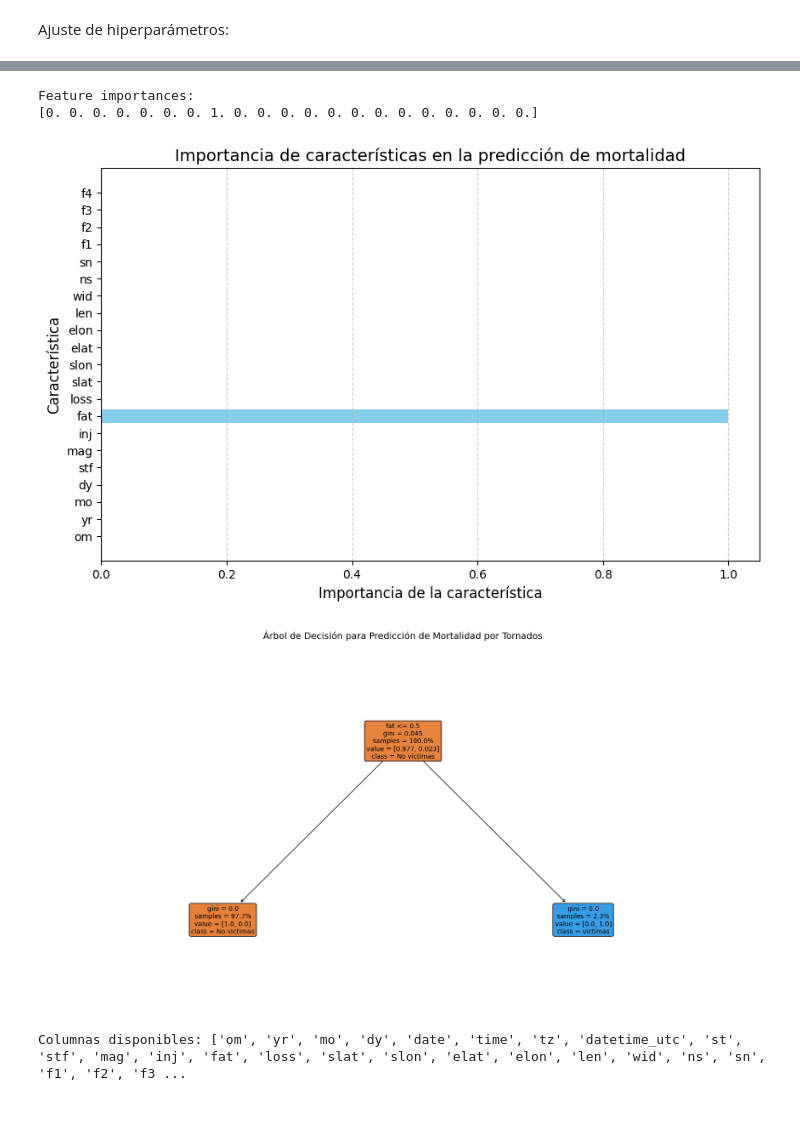
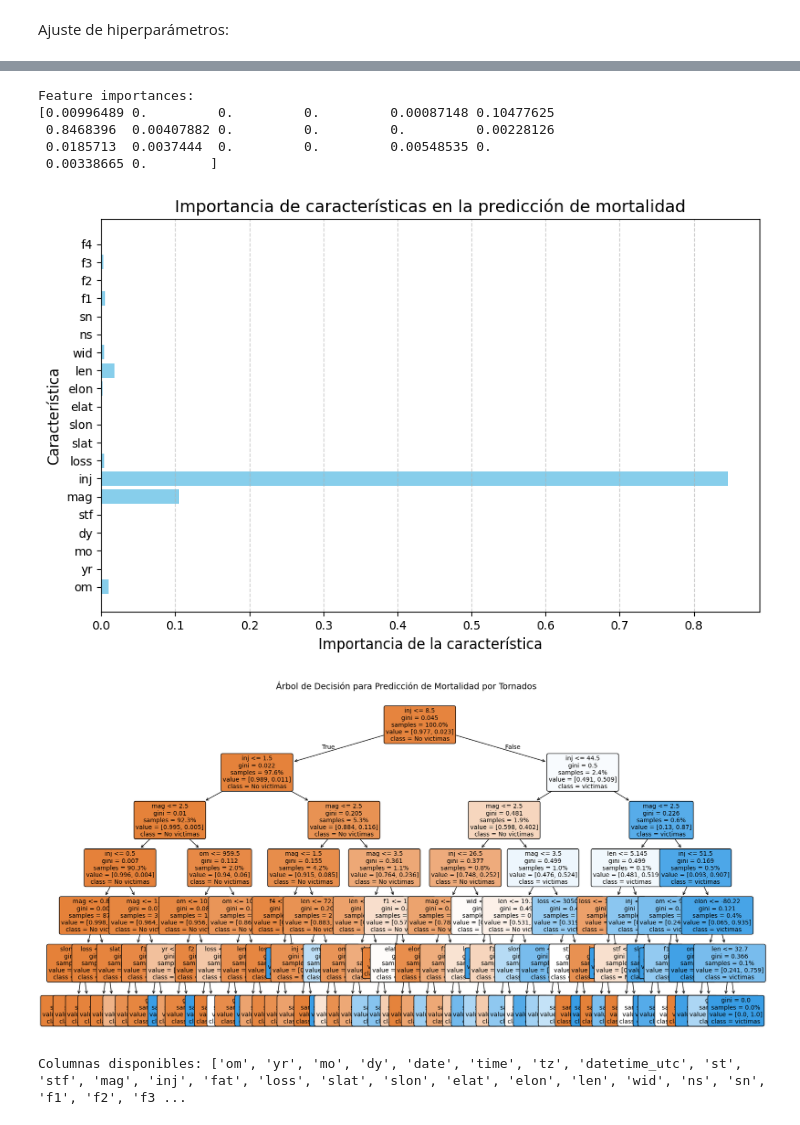
Before and after one commit to jthowinsson/Tornado_Forecast, a Jupyter notebook: docs/Árbol de Decisión (Decision Tree).ipynb, the cells around one changed output, grey strips where cells are left out. Cells and saved outputs as stored; diff of their text form; code cells hidden in the pictures.

```diff
--- a/docs/Árbol de Decisión (Decision Tree).ipynb
+++ b/docs/Árbol de Decisión (Decision Tree).ipynb
@@ -71,7 +71,7 @@ Cantidad de ceros: 67120
 Cantidad de unos: 1573
 # %%
 from sklearn.model_selection import train_test_split
-X = tornados_target[['om', 'yr', 'mo', 'dy', 'stf', 'mag', 'inj', 'fat', 'loss', 'slat', 'slon', 'elat', 'elon', 'len', 'wid', 'ns', 'sn', 'f1', 'f2', 'f3', 'f4']]
+X = tornados_target[['om', 'yr', 'mo', 'dy', 'stf', 'mag', 'inj', 'loss', 'slat', 'slon', 'elat', 'elon', 'len', 'wid', 'ns', 'sn', 'f1', 'f2', 'f3', 'f4']]
 y = df['mortality']
 # Dividir los datos en conjunto de entrenamiento y prueba
 X_train, X_test, y_train, y_test = train_test_split(X, y, stratify=y, random_state=42)
@@ -158,7 +154,10 @@ pip install lime
 print("Feature importances:\n{}".format(tree.feature_importances_))
 # %% [output]
 Feature importances:
-[0. 0. 0. 0. 0. 0. 0. 1. 0. 0. 0. 0. 0. 0. 0. 0. 0. 0. 0. 0. 0.]
+[0.00996489 0.         0.         0.         0.00087148 0.10477625
+ 0.8468396  0.00407882 0.         0.         0.         0.00228126
+ 0.0185713  0.0037444  0.         0.         0.00548535 0.
+ 0.00338665 0.        ]
 # %%
 import matplotlib.pyplot as plt
 import numpy as np
@@ -166,35 +165,35 @@ import numpy as np
 import matplotlib.pyplot as plt
 import numpy as np
 
 def plot_feature_importances_tornados(model, feature_names):
     """
     Visualiza la importancia de las características para un modelo entrenado.
 
     Parámetros:
     -----------
     model : modelo entrenado (ej: DecisionTreeClassifier, RandomForest)
     feature_names : list
         Nombres de las características usadas en el modelo.
     """
     n_features = len(feature_names)
 
     plt.figure(figsize=(10, 6))
     plt.barh(range(n_features), model.feature_importances_, align='center', color='skyblue')
     plt.yticks(np.arange(n_features), feature_names)
     plt.xlabel("Importancia de la característica", fontsize=12)
     plt.ylabel("Característica", fontsize=12)
     plt.title("Importancia de características en la predicción de mortalidad", fontsize=14)
     plt.grid(axis='x', linestyle='--', alpha=0.6)
     plt.show()
 
 # Uso de la función con tu modelo y datos:
-feature_names = ['om', 'yr', 'mo', 'dy', 'stf', 'mag', 'inj', 'fat', 'loss',
+feature_names = ['om', 'yr', 'mo', 'dy', 'stf', 'mag', 'inj', 'loss',
                  'slat', 'slon', 'elat', 'elon', 'len', 'wid', 'ns', 'sn',
                  'f1', 'f2', 'f3', 'f4']  # Asegúrate de que coincida con X_train.columns
 
 plot_feature_importances_tornados(tree, feature_names)
 # %% [output]
-[figure, old version]
+[figure, new version]
 # %%
 import matplotlib.pyplot as plt
 from sklearn.tree import DecisionTreeClassifier, plot_tree
@@ -216,7 +215,7 @@ plot_tree(tree,
 plt.title("Árbol de Decisión para Predicción de Mortalidad por Tornados", pad=20, fontsize=14)
 plt.show()
 # %% [output]
-[figure, old version]
+[figure, new version]
 # %%
 pip install mglearn
 # %%
```
Also changed, not shown: parts of 31 cells of this notebook, 21 other files.
